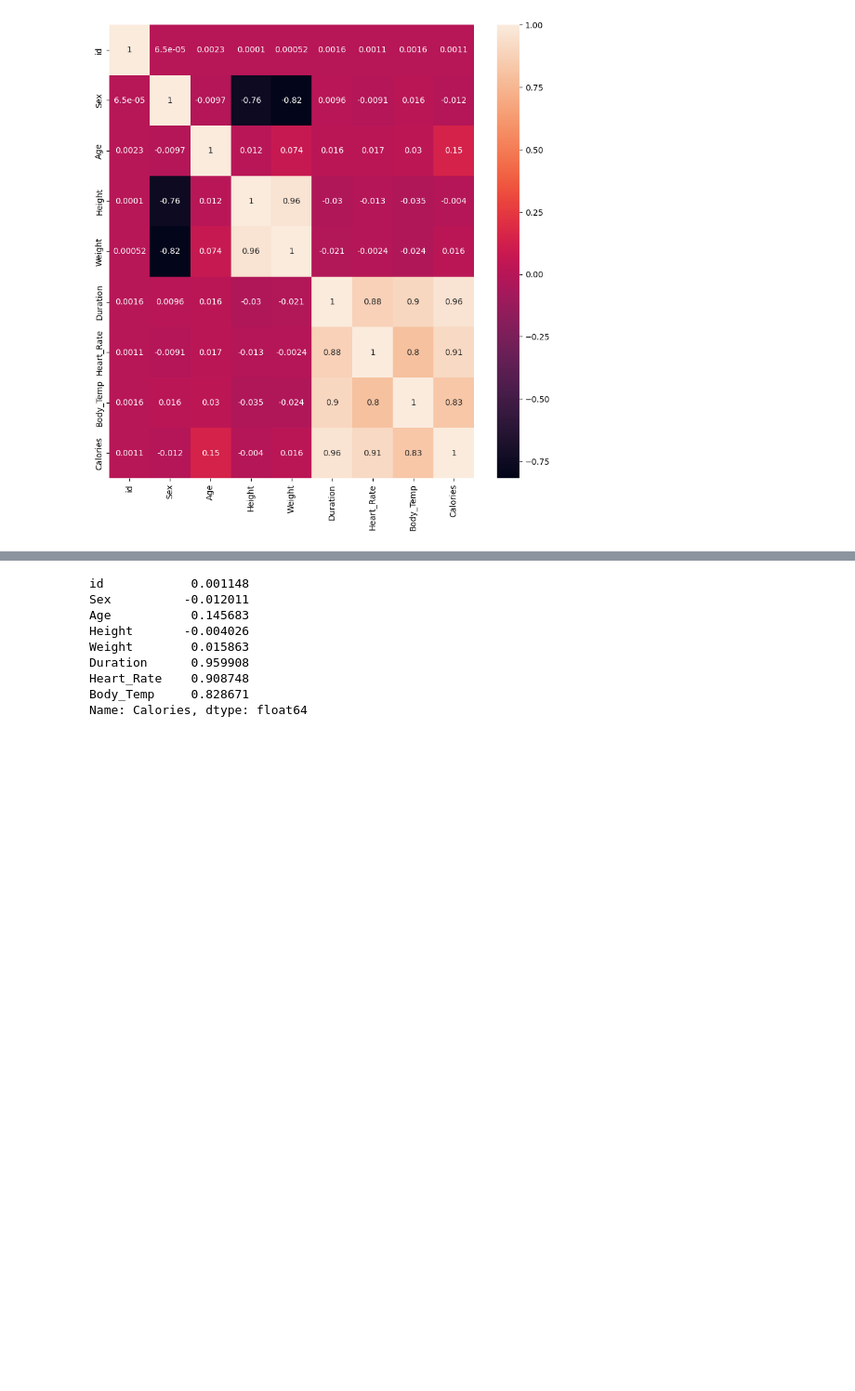
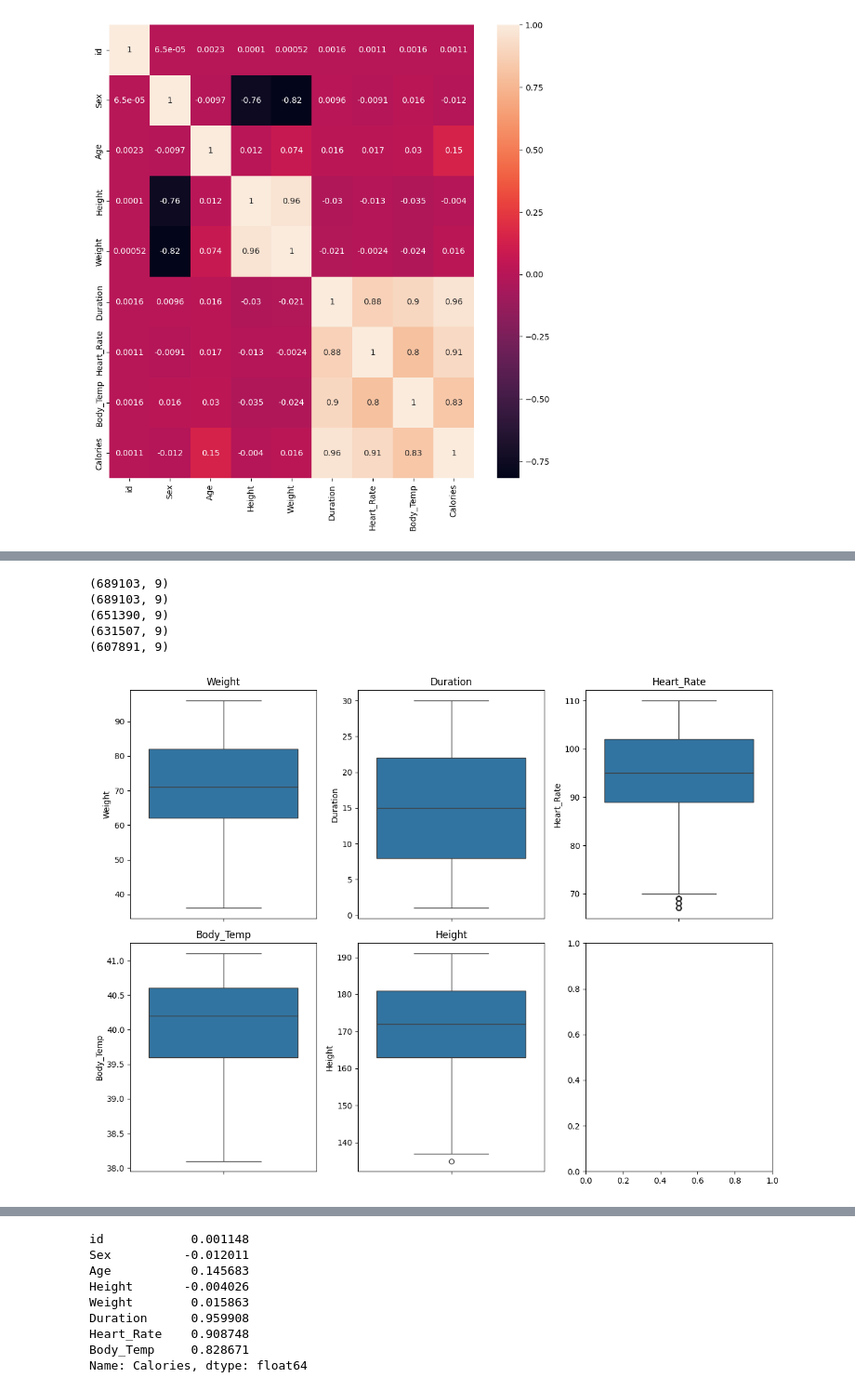
Before and after one commit to Aum-Patel1234/Machine-Learning, a Jupyter notebook: Predict Calorie Expenditure/Predict_Calorie_Expenditure.ipynb, the cells around one changed output, grey strips where cells are left out. Shown: that part at 93% size. Drawn from its saved outputs; the diff is of its cells as text; code cells hidden in the pictures; blank space fills up the shorter version.

```diff
--- a/Predict Calorie Expenditure/Predict_Calorie_Expenditure.ipynb
+++ b/Predict Calorie Expenditure/Predict_Calorie_Expenditure.ipynb
@@ -88,0 +119,25 @@ sns.heatmap(df.corr(), annot=True)
+# %%
+cols = ['Weight', 'Duration', 'Heart_Rate', 'Body_Temp', 'Height']
+# %%
+for col in cols:
+  df1 = remove_outliers(col, df1)
+  print(df1.shape)
+# %% [output]
+(689103, 9)
+(689103, 9)
+(651390, 9)
+(631507, 9)
+(607891, 9)
+# %%
+fig, axs = plt.subplots(nrows=2, ncols=3, figsize=(12,9))
+axs = axs.flatten()
+
+for i, col in enumerate(cols):
+    sns.boxplot(y=df1[col], ax=axs[i])
+    axs[i].set_title(col)
+    axs[i].set_xlabel('')
+
+plt.tight_layout()
+plt.show()
+# %% [output]
+[figure, added]
```
Also changed, not shown: parts of 70 cells of this notebook.
